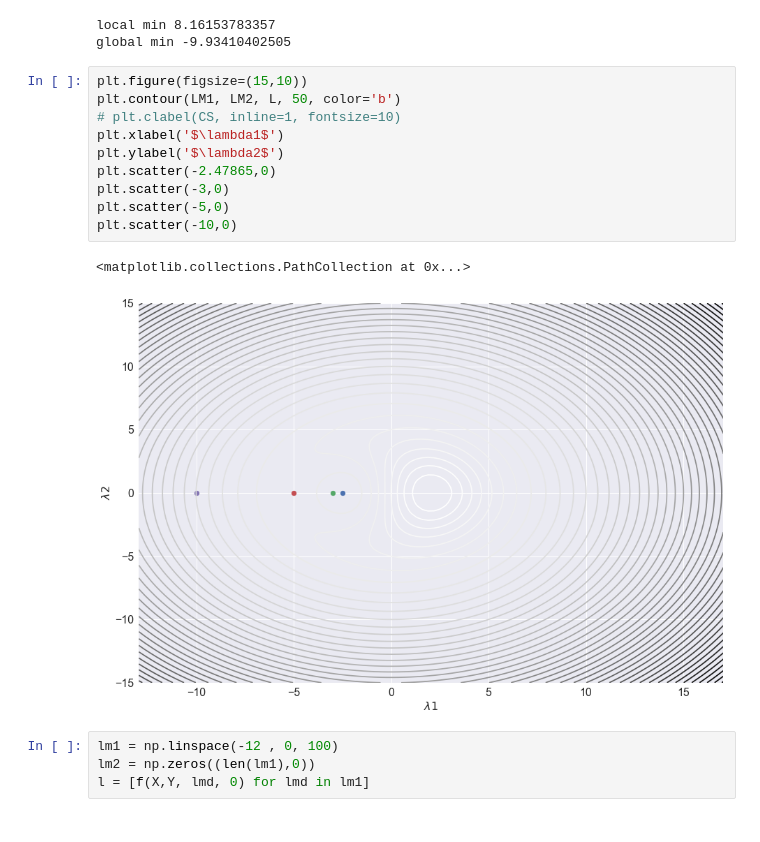
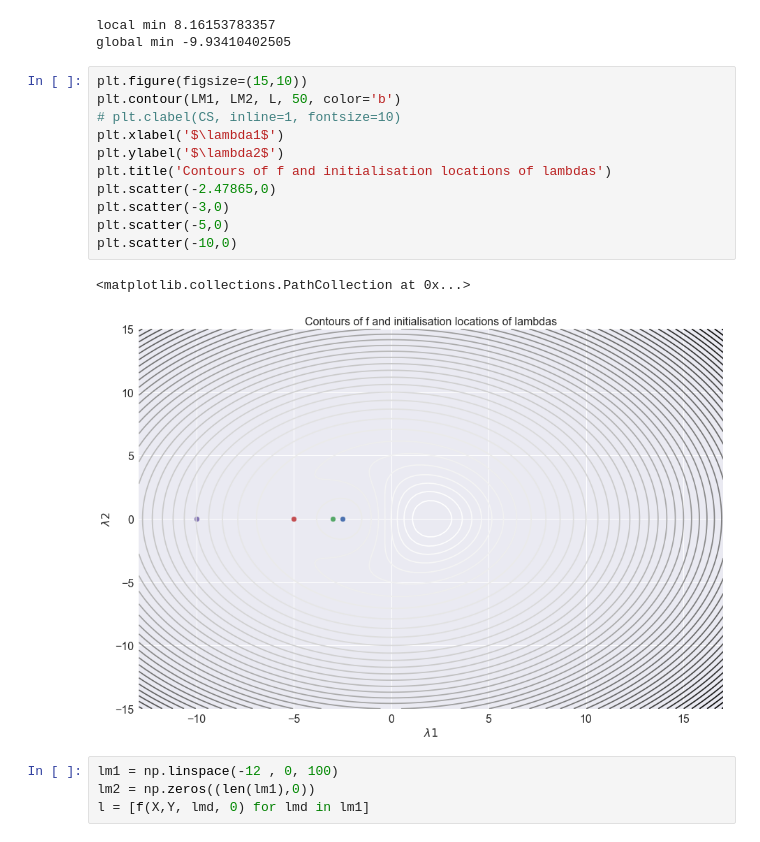
Before and after one commit to nikhilaravi/am207, a Jupyter notebook: AM207_HW4.ipynb, the cells around one changed output. Drawn from its saved outputs; the diff is of its cells as text.

```diff
--- a/AM207_HW4.ipynb
+++ b/AM207_HW4.ipynb
@@ -291,16 +291,17 @@ global min -9.93410402505
 # %%
 plt.figure(figsize=(15,10))
 plt.contour(LM1, LM2, L, 50, color='b')
 # plt.clabel(CS, inline=1, fontsize=10)
 plt.xlabel('$\lambda1$')
 plt.ylabel('$\lambda2$')
+plt.title('Contours of f and initialisation locations of lambdas')
 plt.scatter(-2.47865,0)
 plt.scatter(-3,0)
 plt.scatter(-5,0)
 plt.scatter(-10,0)
 # %% [output]
 <matplotlib.collections.PathCollection at 0x...>
-[figure, old version]
+[figure, new version]
 # %%
 lm1 = np.linspace(-12 , 0, 100)
 lm2 = np.zeros((len(lm1),0))
```
Also changed, not shown: parts of 6 cells of this notebook, 13 other files.
